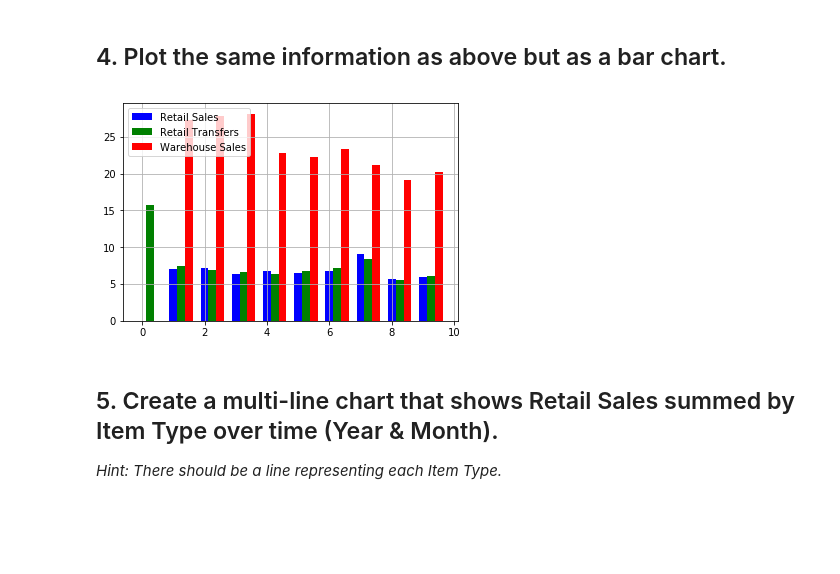
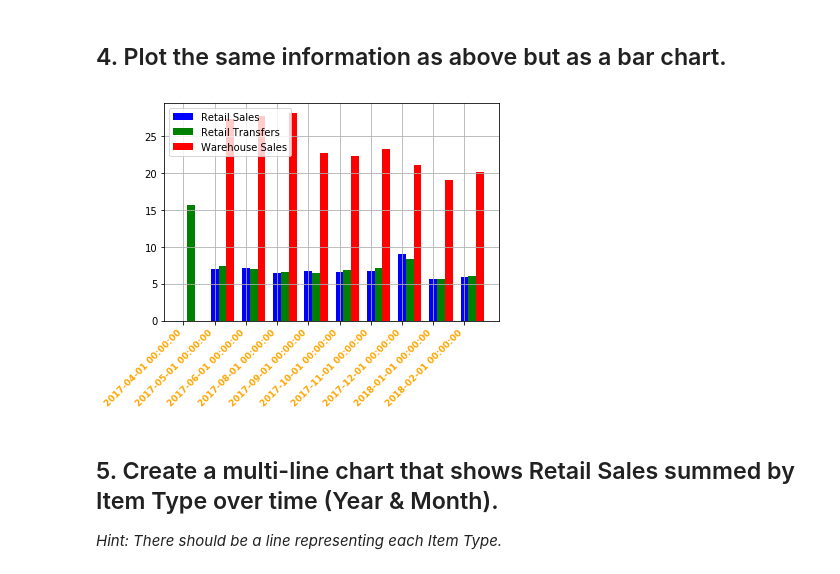
Before and after one commit to alejandroperela/datamad0119, a Jupyter notebook: module-2/lab-plotting-multiple-data-series/your-code/main.ipynb, the cells around one changed output. Drawn from its saved outputs; the diff is of its cells as text; code cells hidden in the pictures; blank space fills up the shorter version.

```diff
--- a/module-2/lab-plotting-multiple-data-series/your-code/main.ipynb
+++ b/module-2/lab-plotting-multiple-data-series/your-code/main.ipynb
@@ -104,16 +104,20 @@ plt.show()
 # %%
 X = np.arange(10)
 
 plt.bar(X + 0.00, average_retail['RetailSales'], color = 'b', width = 0.25)
 plt.bar(X + 0.25, average_retail['RetailTransfers'], color = 'g', width = 0.25)
 plt.bar(X + 0.50, average_retail['WarehouseSales'], color = 'r', width = 0.25)
 
 plt.legend(['Retail Sales', 'Retail Transfers', 'Warehouse Sales'], loc='upper left')
-ax.set_xticklabels(average_retail['Date'])
+#ax.set_xticklabels(average_retail['Date'])
+
+y_pos = np.arange(len(average_retail['Date']))
+plt.xticks(y_pos, average_retail['Date'], color='orange', rotation=45, fontweight='bold', fontsize='9', horizontalalignment='right')
+
 plt.grid()
 plt.show()
 # %% [output]
-[figure, old version]
+[figure, new version]
 # %% [markdown]
 ## 5. Create a multi-line chart that shows Retail Sales summed by Item Type over time (Year & Month).
 
```
